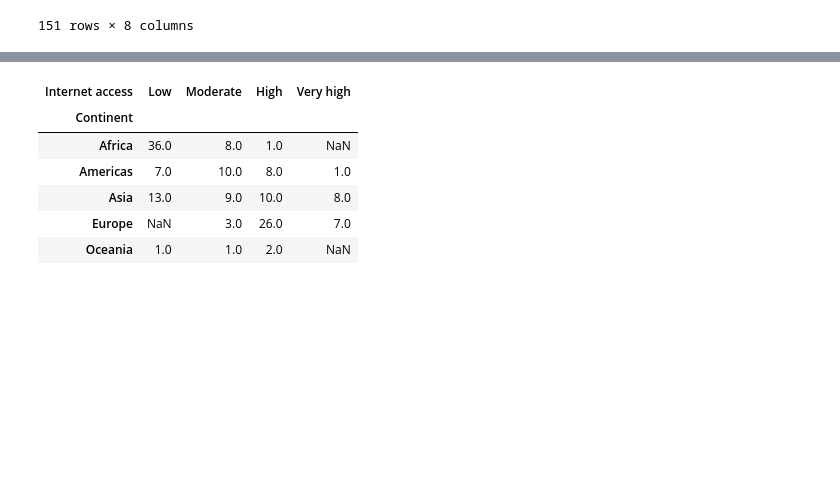
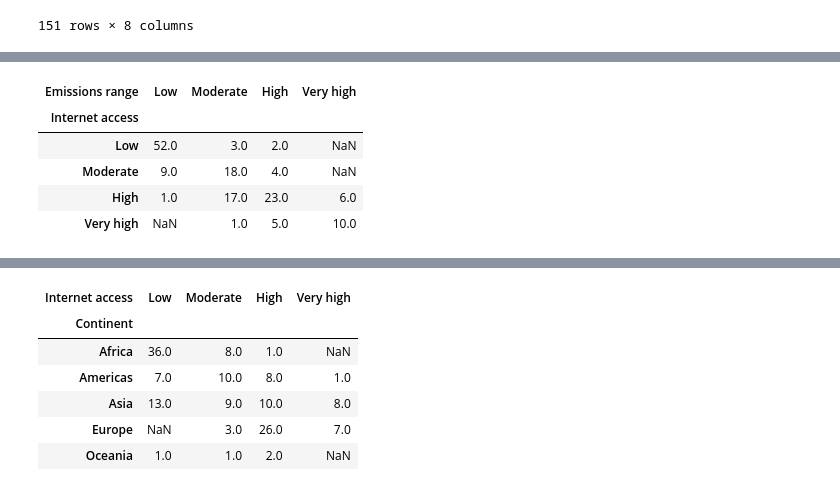
Before and after one commit to vaibhavdevangan/AI_with_DSML, a Jupyter notebook: 05_Data_Wrangling/2 Manipulating data.ipynb, the cells around one changed output, grey strips where cells are left out. Cells and saved outputs as stored; diff of their text form; code cells hidden in the pictures; blank space fills up the shorter version.

```diff
--- a/05_Data_Wrangling/2 Manipulating data.ipynb
+++ b/05_Data_Wrangling/2 Manipulating data.ipynb
@@ -44,0 +122,12 @@ country.pivot_table(values='Years', index='Continent',
+# %%
+# np.size counts the number of entries
+
+country.pivot_table(values='Years', index='Internet access',
+                    columns='Emissions range', aggfunc=np.size,observed=False)
+# %% [output]
+| Emissions range | Low | Moderate | High | Very high |
+| Internet access |  |  |  |  |
+| Low | 52.0 | 3.0 | 2.0 | NaN |
+| Moderate | 9.0 | 18.0 | 4.0 | NaN |
+| High | 1.0 | 17.0 | 23.0 | 6.0 |
+| Very high | NaN | 1.0 | 5.0 | 10.0 |
```
Also changed, not shown: parts of 13 cells of this notebook.
